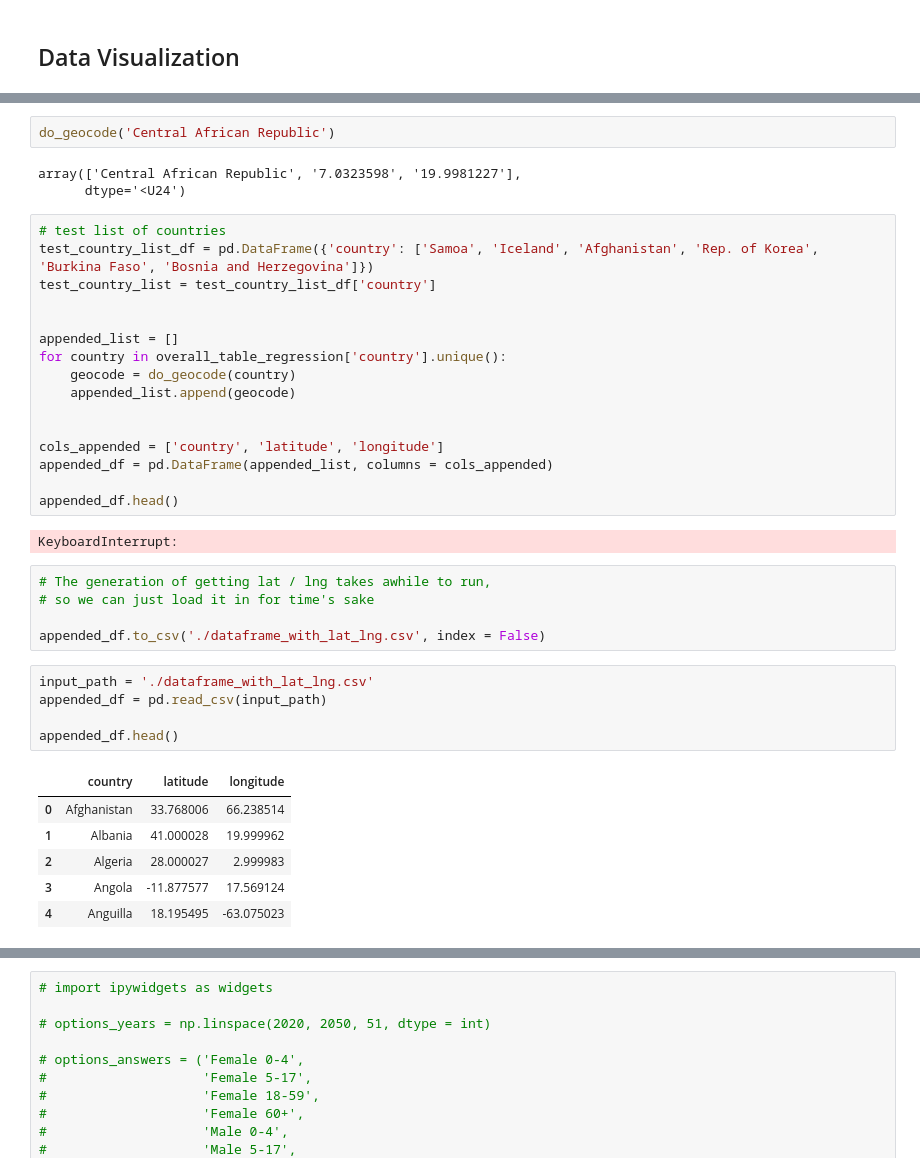
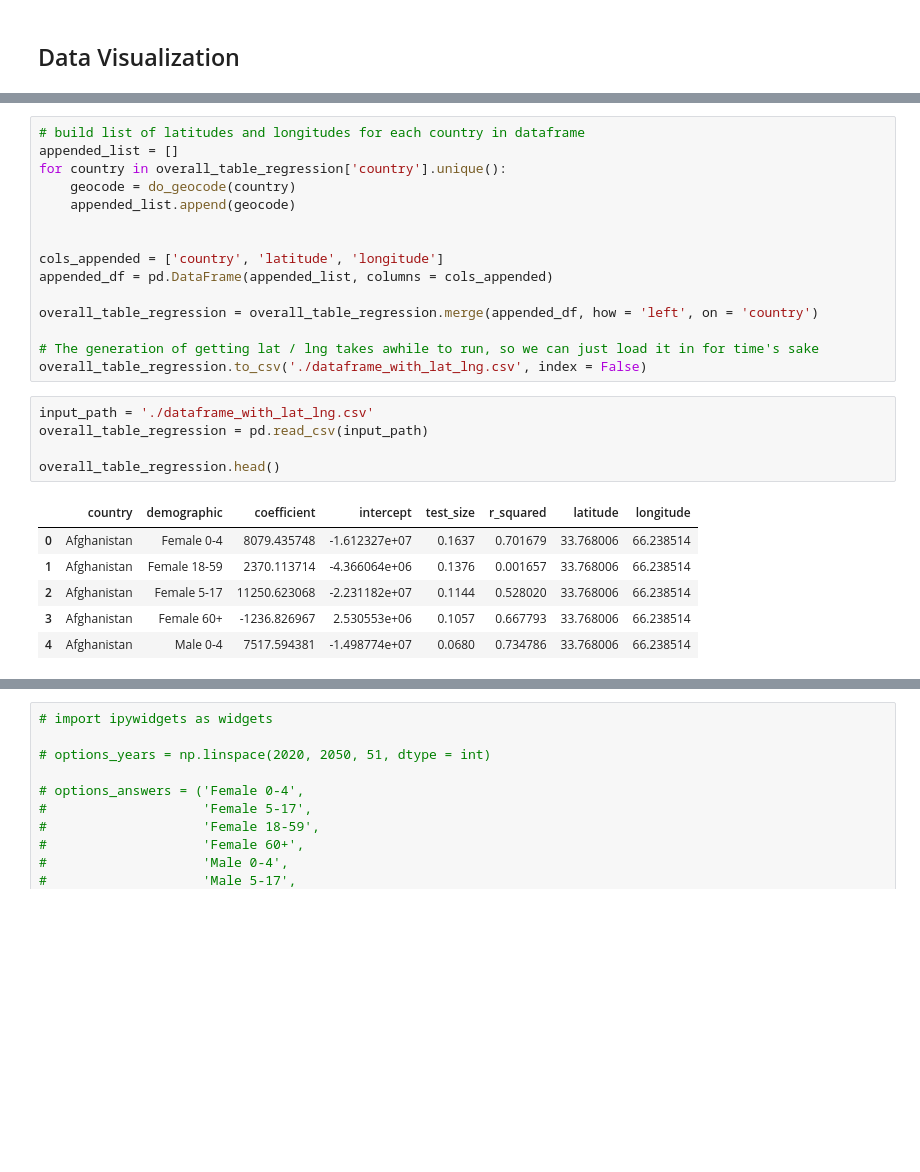
Before and after one commit to Miagong777/unhcr_displaced_demographics, a Jupyter notebook: Refugee_Project.ipynb, the cells around one changed output, grey strips where cells are left out. Cells and saved outputs as stored; diff of their text form; blank space fills up the shorter version.

```diff
--- a/Refugee_Project.ipynb
+++ b/Refugee_Project.ipynb
@@ -296,14 +389,5 @@ def do_geocode(address):
-# %%
-do_geocode('Central African Republic')
-# %% [output]
-array(['Central African Republic', '7.0323598', '19.9981227'],
-      dtype='<U24')
 # %%
-# test list of countries
-test_country_list_df = pd.DataFrame({'country': ['Samoa', 'Iceland', 'Afghanistan', 'Rep. of Korea', 'Burkina Faso', 'Bosnia and Herzegovina']})
-test_country_list = test_country_list_df['country']
-
-
+# build list of latitudes and longitudes for each country in dataframe
 appended_list = []
 for country in overall_table_regression['country'].unique():
     geocode = do_geocode(country)
@@ -313,23 +397,19 @@ for country in overall_table_regression['country'].unique():
 cols_appended = ['country', 'latitude', 'longitude']
 appended_df = pd.DataFrame(appended_list, columns = cols_appended)
 
-appended_df.head()
+overall_table_regression = overall_table_regression.merge(appended_df, how = 'left', on = 'country')
+
+# The generation of getting lat / lng takes awhile to run, so we can just load it in for time's sake
+overall_table_regression.to_csv('./dataframe_with_lat_lng.csv', index = False)
-# %% [output]
-KeyboardInterrupt:
-# %%
-# The generation of getting lat / lng takes awhile to run,
-# so we can just load it in for time's sake
-
-appended_df.to_csv('./dataframe_with_lat_lng.csv', index = False)
 # %%
 input_path = './dataframe_with_lat_lng.csv'
-appended_df = pd.read_csv(input_path)
+overall_table_regression = pd.read_csv(input_path)
 
-appended_df.head()
+overall_table_regression.head()
 # %% [output]
-|  | country | latitude | longitude |
-| 0 | Afghanistan | 33.768006 | 66.238514 |
-| 1 | Albania | 41.000028 | 19.999962 |
-| 2 | Algeria | 28.000027 | 2.999983 |
-| 3 | Angola | -11.877577 | 17.569124 |
-| 4 | Anguilla | 18.195495 | -63.075023 |
+|  | country | demographic | coefficient | intercept | test_size | r_squared | latitude | longitude |
+| 0 | Afghanistan | Female 0-4 | 8079.435748 | -1.612327e+07 | 0.1637 | 0.701679 | 33.768006 | 66.238514 |
+| 1 | Afghanistan | Female 18-59 | 2370.113714 | -4.366064e+06 | 0.1376 | 0.001657 | 33.768006 | 66.238514 |
+| 2 | Afghanistan | Female 5-17 | 11250.623068 | -2.231182e+07 | 0.1144 | 0.528020 | 33.768006 | 66.238514 |
+| 3 | Afghanistan | Female 60+ | -1236.826967 | 2.530553e+06 | 0.1057 | 0.667793 | 33.768006 | 66.238514 |
+| 4 | Afghanistan | Male 0-4 | 7517.594381 | -1.498774e+07 | 0.0680 | 0.734786 | 33.768006 | 66.238514 |
```
Also changed, not shown: parts of 12 cells of this notebook.
